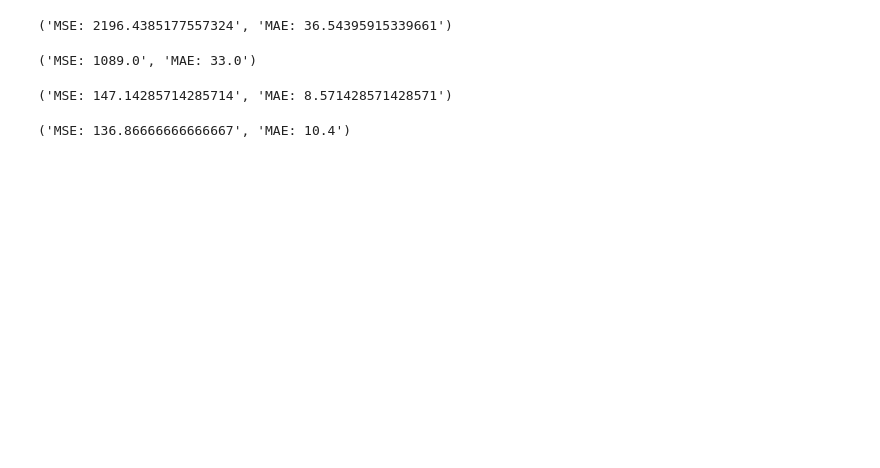
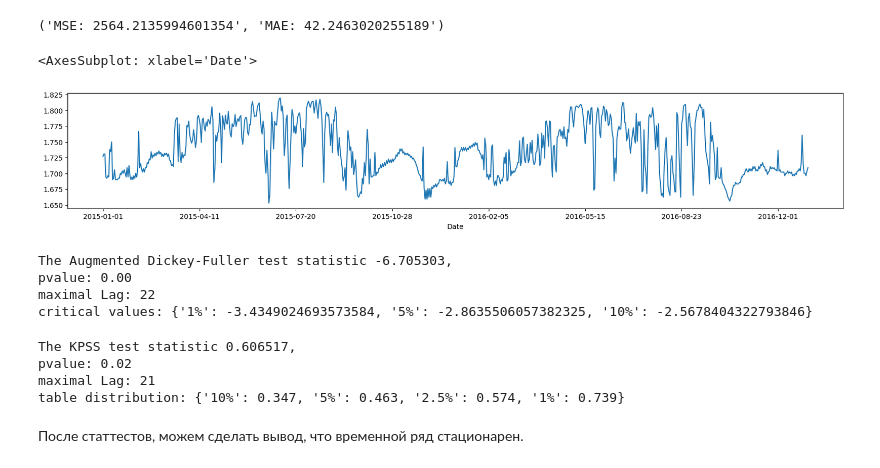
Before and after one commit to dmitry-chvdr/air_quality, a Jupyter notebook: model.ipynb, the cells around one changed output. Cells and saved outputs as stored; diff of their text form; code cells hidden in the pictures; blank space fills up the shorter version.

```diff
--- a/model.ipynb
+++ b/model.ipynb
@@ -45,20 +119,19 @@ f"MSE: {mean_squared_error(y_test, y_predict)}", f"MAE: {mean_absolute_error(y_t
 # %%
-y_test, y_predict = linear_regression_predict(x_train, x_test, 30)
+y_test, y_predict = linear_regression_predict(x_train, x_test, 60)
 f"MSE: {mean_squared_error(y_test, y_predict)}", f"MAE: {mean_absolute_error(y_test, y_predict)}"
 # %% [output]
-('MSE: 2196.4385177557324', 'MAE: 36.54395915339661')
+('MSE: 2564.2135994601354', 'MAE: 42.2463020255189')
-# %%
-y_test, y_predict = predict_mean_value(data, x_test, 1)
-f"MSE: {mean_squared_error(y_test, y_predict)}", f"MAE: {mean_absolute_error(y_test, y_predict)}"
-# %% [output]
-('MSE: 1089.0', 'MAE: 33.0')
-# %%
-y_test, y_predict = predict_mean_value(data, x_test, 7)
-f"MSE: {mean_squared_error(y_test, y_predict)}", f"MAE: {mean_absolute_error(y_test, y_predict)}"
-# %% [output]
-('MSE: 147.14285714285714', 'MAE: 8.571428571428571')
-# %%
-y_test, y_predict = predict_mean_value(data, x_test, 30)
-f"MSE: {mean_squared_error(y_test, y_predict)}", f"MAE: {mean_absolute_error(y_test, y_predict)}"
-# %% [output]
-('MSE: 136.86666666666667', 'MAE: 10.4')
+# %%
+from scipy import stats
+from copy import deepcopy
+x_train = data['2013-01-01':'2018-01-01']
+x_test = data['2013-01-01':'2018-01-01']
+boxcox_x_train = deepcopy(x_train)
+
+_, lmbda = stats.boxcox(x_train["aqi"])
+# %%
+boxcox_x_train["box_cox_aqi"] = stats.boxcox(x_train['aqi'])[0]
+boxcox_x_train['2015-01-01':'2017-01-01']["box_cox_aqi"].plot(figsize=(20, 3))
+# %% [output]
+<AxesSubplot: xlabel='Date'>
+[figure, added]
@@ -64,0 +144,24 @@ f"MSE: {mean_squared_error(y_test, y_predict)}", f"MAE: {mean_absolute_error(y_t
+# %%
+# Augmented Dickey-Fuller unit root test
+# H0: ts is not stationary
+df_stat = stattools.adfuller(np.array(sdiff_boxcox_x_train))
+print('The Augmented Dickey-Fuller test statistic %f, \npvalue: %.2f \nmaximal Lag: %i \ncritical values: %s' %
+      (df_stat[0], df_stat[1], df_stat[2], df_stat[4]))
+# %% [output]
+The Augmented Dickey-Fuller test statistic -6.705303,
+pvalue: 0.00
+maximal Lag: 22
+critical values: {'1%': -3.4349024693573584, '5%': -2.8635506057382325, '10%': -2.5678404322793846}
+# %%
+# Kwiatkowski–Phillips–Schmidt–Shin
+# H0: ts is stationary
+kpss_stat= stattools.kpss(np.array(sdiff_boxcox_x_train))
+print('The KPSS test statistic %f, \npvalue: %.2f \nmaximal Lag: %i \ntable distribution: %s' %
+      (kpss_stat[0], kpss_stat[1], kpss_stat[2], kpss_stat[3]))
+# %% [output]
+The KPSS test statistic 0.606517,
+pvalue: 0.02
+maximal Lag: 21
+table distribution: {'10%': 0.347, '5%': 0.463, '2.5%': 0.574, '1%': 0.739}
+# %% [markdown]
+После статтестов, можем сделать вывод, что временной ряд стационарен.
```
Also changed, not shown: parts of 24 cells of this notebook.
